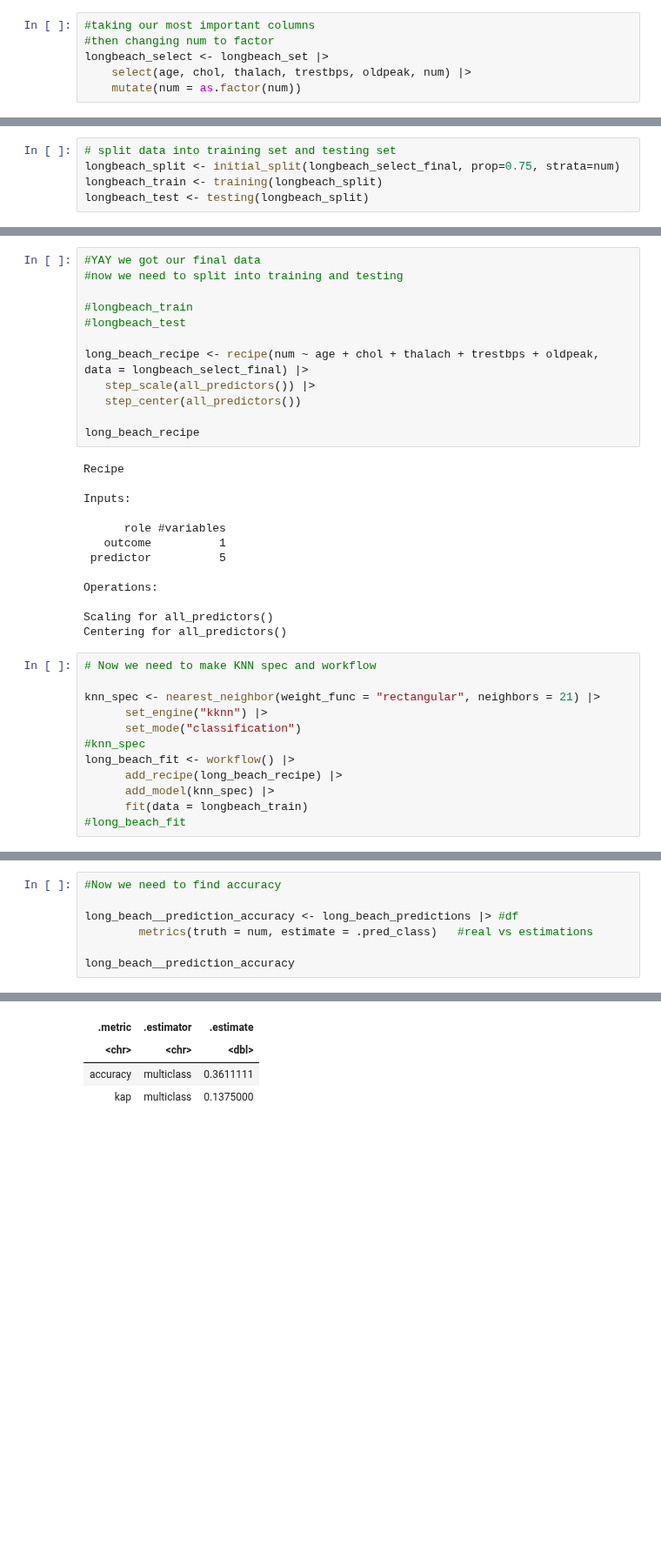
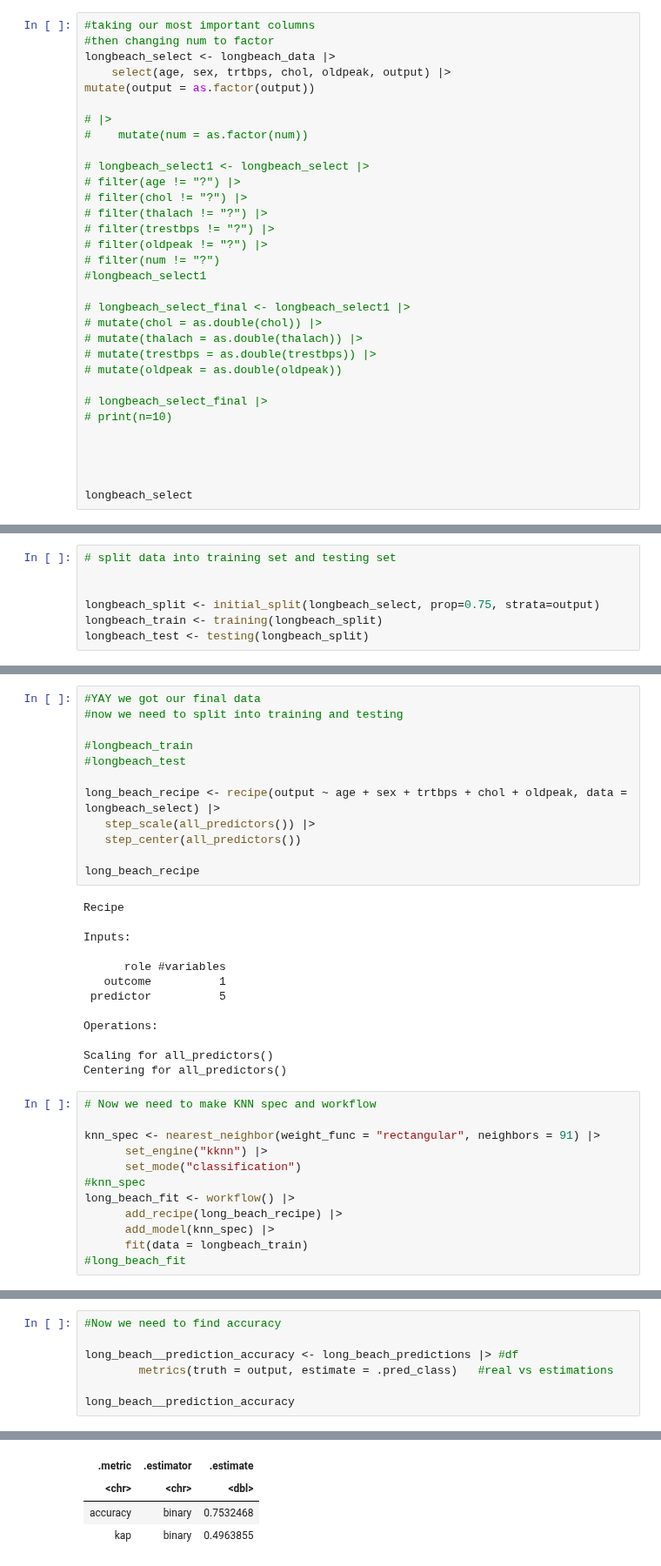
Before and after one commit to elshire7311/dsci100_group73, a Jupyter notebook: heart_analysis.ipynb, the cells around one changed output, grey strips where cells are left out. Shown at 87% size. Saved outputs shown, nothing was run; the diff lists cells and outputs as text; blank space fills up the shorter version.

```diff
--- a/heart_analysis.ipynb
+++ b/heart_analysis.ipynb
@@ -88,6 +108,32 @@ longbeach_set <- rename(longbeach_data,
 # %%
 #taking our most important columns
 #then changing num to factor
-longbeach_select <- longbeach_set |>
-    select(age, chol, thalach, trestbps, oldpeak, num) |>
-    mutate(num = as.factor(num))
+longbeach_select <- longbeach_data |>
+    select(age, sex, trtbps, chol, oldpeak, output) |>
+mutate(output = as.factor(output))
+
+# |>
+#    mutate(num = as.factor(num))
+
+# longbeach_select1 <- longbeach_select |>
+# filter(age != "?") |>
+# filter(chol != "?") |>
+# filter(thalach != "?") |>
+# filter(trestbps != "?") |>
+# filter(oldpeak != "?") |>
+# filter(num != "?")
+#longbeach_select1
+
+# longbeach_select_final <- longbeach_select1 |>
+# mutate(chol = as.double(chol)) |>
+# mutate(thalach = as.double(thalach)) |>
+# mutate(trestbps = as.double(trestbps)) |>
+# mutate(oldpeak = as.double(oldpeak))
+
+# longbeach_select_final |>
+# print(n=10)
+
+
+
+
+longbeach_select
@@ -95,7 +161,9 @@ longbeach_select <- longbeach_set |>
 To clean up the data, we first renamed all the columns accordingly to all the given attributes of the dataset. Then we took out all the unused attributes and changed variable num to factor because it is a categorical statical variable.
 # %%
 # split data into training set and testing set
-longbeach_split <- initial_split(longbeach_select_final, prop=0.75, strata=num)
+
+
+longbeach_split <- initial_split(longbeach_select, prop=0.75, strata=output)
 longbeach_train <- training(longbeach_split)
 longbeach_test <- testing(longbeach_split)
 # %% [markdown]
@@ -156,7 +191,7 @@ print(n=10)
 #longbeach_train
 #longbeach_test
 
-long_beach_recipe <- recipe(num ~ age + chol + thalach + trestbps + oldpeak, data = longbeach_select_final) |>
+long_beach_recipe <- recipe(output ~ age + sex + trtbps + chol + oldpeak, data = longbeach_select) |>
    step_scale(all_predictors()) |>
    step_center(all_predictors())
 
@@ -177,7 +212,7 @@ Centering for all_predictors()
 # %%
 # Now we need to make KNN spec and workflow
 
-knn_spec <- nearest_neighbor(weight_func = "rectangular", neighbors = 21) |>
+knn_spec <- nearest_neighbor(weight_func = "rectangular", neighbors = 91) |>
       set_engine("kknn") |>
       set_mode("classification")
 #knn_spec
@@ -209,13 +244,13 @@ print(n=10)
 # %%
 #Now we need to find accuracy
 
 long_beach__prediction_accuracy <- long_beach_predictions |> #df
-        metrics(truth = num, estimate = .pred_class)   #real vs estimations
+        metrics(truth = output, estimate = .pred_class)   #real vs estimations
 
 long_beach__prediction_accuracy
 # %% [output]
 A tibble: 2 × 3
 | .metric | .estimator | .estimate |
 | <chr> | <chr> | <dbl> |
-| accuracy | multiclass | 0.3611111 |
-| kap | multiclass | 0.1375000 |
+| accuracy | binary | 0.7532468 |
+| kap | binary | 0.4963855 |
```
Also changed, not shown: parts of 6 cells of this notebook.
